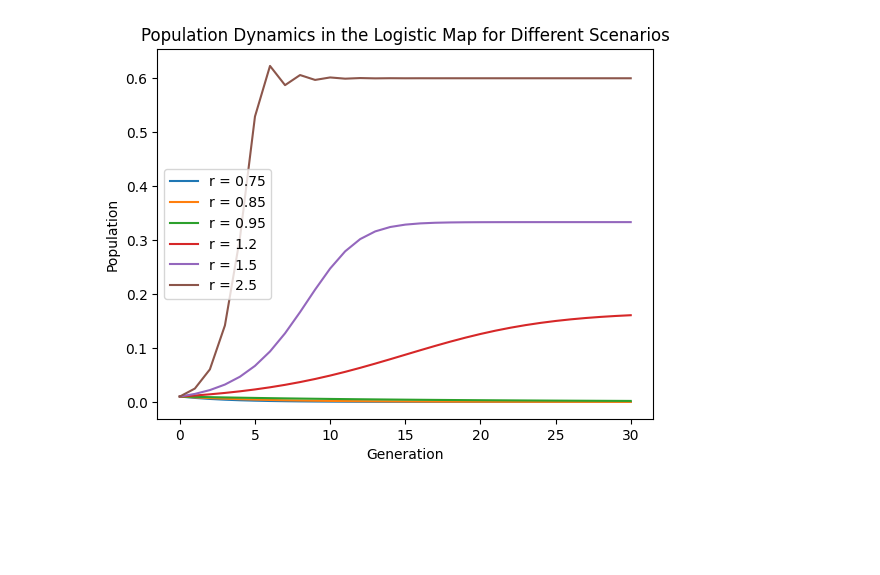
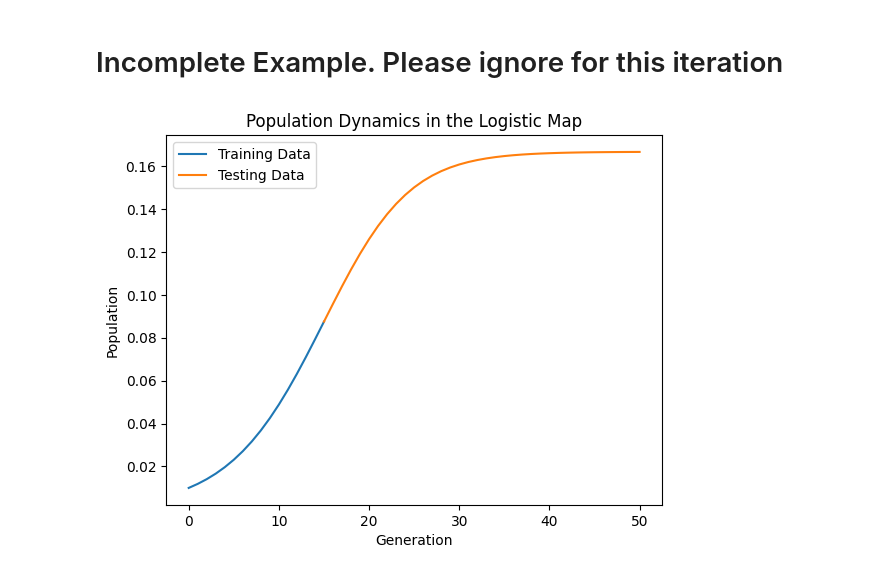
Before and after one commit to P-H-B-D/526_research, a Jupyter notebook: extras/logisticPopulation.ipynb, the cells around one changed output. Saved outputs shown, nothing was run; the diff lists cells and outputs as text; code cells hidden in the pictures; blank space fills up the shorter version.

```diff
--- a/extras/logisticPopulation.ipynb
+++ b/extras/logisticPopulation.ipynb
@@ -1,27 +1,35 @@
+# %% [markdown]
+# Incomplete Example. Please ignore for this iteration
 # %%
 import matplotlib.pyplot as plt
-
+import random
 # Because this is a recursive function, we need to write custom tokenizer scheme.
 
 def logistic_map(r, x):
-    return r * x * (1 - x)
+    noise=random.uniform(-1,1)*0.001
+    noise=0
+    return r * x * (1 - x) + noise
 
-# Values of r for both scenarios
-r_vals=[0.75,0.85,0.95,1.2,1.5,2.5]
-iterations = 30
-x = 0.01
+num_train=15
+num_test=35
+total_num=num_train+num_test
+r=1.2
 
-for r in r_vals:
-    population_die_out = [x]
-    for _ in range(iterations):
-        population_die_out.append(logistic_map(r, population_die_out[-1]))
+data_train=[0.01]
+for _ in range(num_train):
+    data_train.append(logistic_map(r, data_train[-1]))
 
-    plt.plot(population_die_out, label=f'r = {r}')
+data_test=[data_train[-1]]
+for _ in range(num_test):
+    data_test.append(logistic_map(r, data_test[-1]))
 
-plt.title('Population Dynamics in the Logistic Map for Different Scenarios')
+
+plt.plot(data_train, label='Training Data')
+plt.plot(range(num_train, total_num+1), data_test, label='Testing Data')
+plt.title('Population Dynamics in the Logistic Map')
 plt.xlabel('Generation')
 plt.ylabel('Population')
 plt.legend()
 plt.show()
 # %% [output]
-[figure, old version]
+[figure, new version]
```
Also changed, not shown: parts of 1 cell of this notebook, 7 other files.
